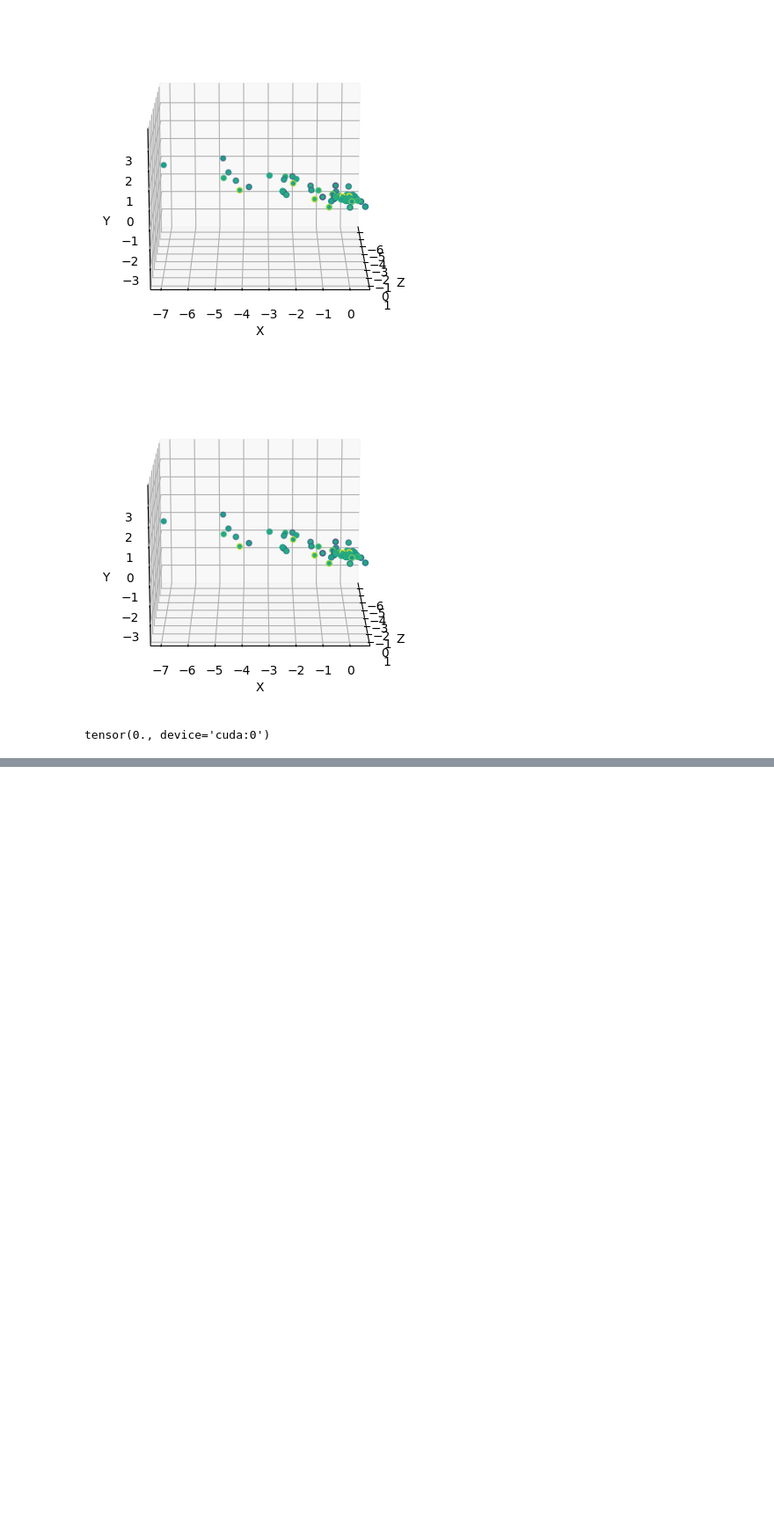
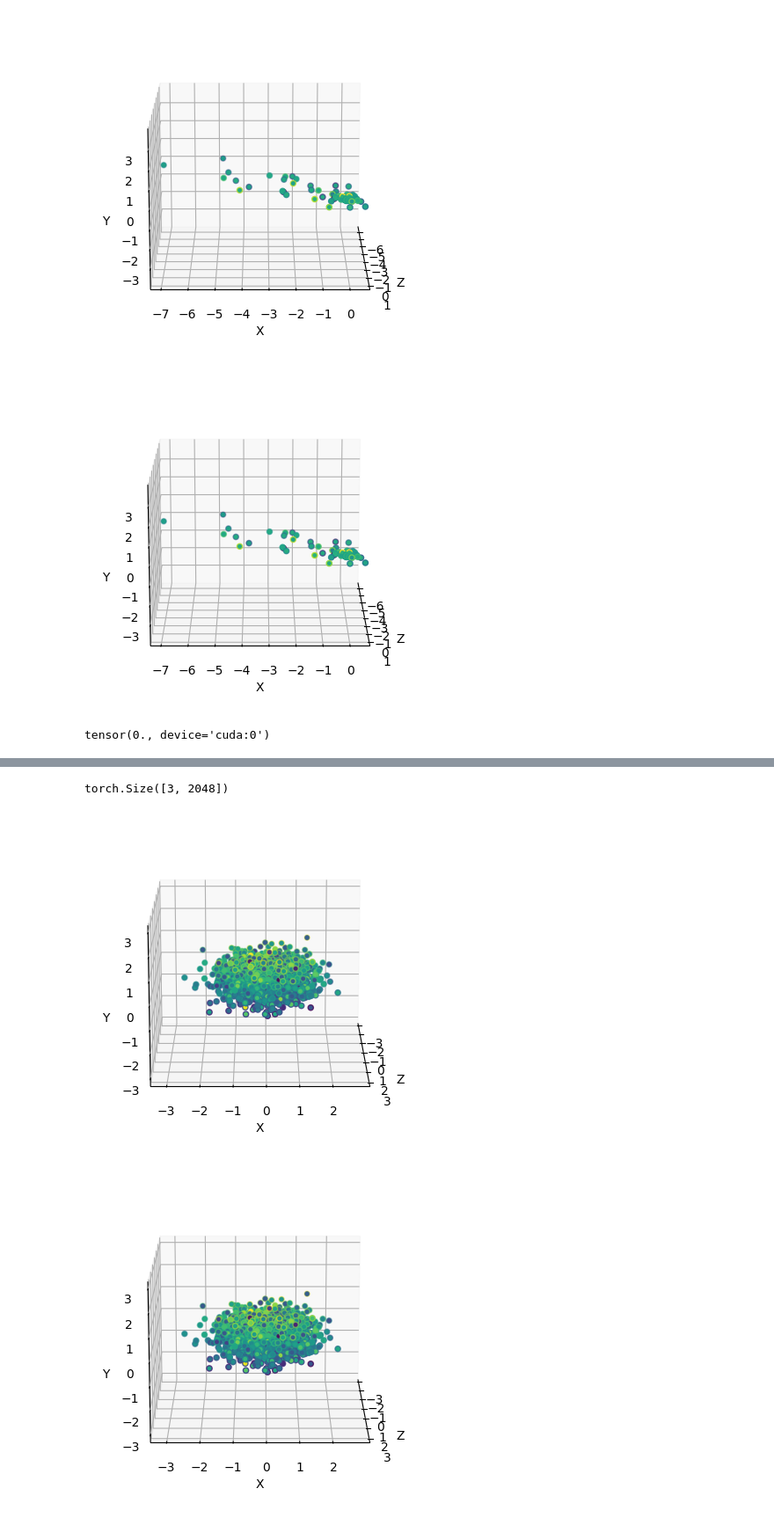
Before and after one commit to kristiyansakalyan/coarse-to-fine-shapes, a Jupyter notebook: train_refinement_notebook.ipynb, the cells around one changed output, grey strips where cells are left out. Shown at 88% size. Cells and saved outputs as stored; diff of their text form; code cells hidden in the pictures; blank space fills up the shorter version.

Commit message:
Chamfer loss works now

```diff
--- a/train_refinement_notebook.ipynb
+++ b/train_refinement_notebook.ipynb
@@ -760,3 +719,8 @@ class PointNetPlusPlus(nn.Module):
         return pred
 # %%
 model = PointNetPlusPlus(3).to("cuda")
+# %%
+# Extract one sample from the dataloader
+one_sample = next(iter(train_dataloader))
+point_cloud = one_sample["train_points"].to("cuda").transpose(1, 2)
+point_cloud.shape
@@ -766,0 +804,34 @@ point_cloud = one_sample["train_points"].to("cuda").transpose(1, 2)
+# %%
+import torch.optim as optim
+from train_refinement import composite_loss
+
+optimizer= optim.Adam(model.parameters(), lr=1e-4, weight_decay=1e-5)
+lr_scheduler = optim.lr_scheduler.ExponentialLR(optimizer, 0.998)
+model.train()
+
+lambda_smooth = 1.0
+lambda_symmetry = 1.0
+
+# Run a fixed number of iterations with this sample
+for iteration in range(100):  # Define number_of_iterations
+
+    for batch in train_dataloader:
+        input = batch["train_points"].to("cuda").transpose(1,2)
+        optimizer.zero_grad()
+
+        output = model(input).to("cuda")
+        output = output.squeeze()
+
+        # neighbors = find_neighbors(output)
+        # refinement_loss = composite_loss(output, neighbors, lambda_smooth, lambda_symmetry, symmetry_plane="xz")
+        c_loss = chamfer_distance(input, output)
+        s_loss = symmetry_loss(output.squeeze())
+
+        total_loss = 0.1 * c_loss + 10 * s_loss
+        # Combine the losses
+        # total_loss = 0.1 * refinement_loss + 0.9 * reconstruction_loss
+
+        print(f"Iteration {iteration}, Total Loss: {total_loss.item():.4f}")
+
+        total_loss.backward()
+        optimizer.step()
@@ -766,0 +856,9 @@ point_cloud = one_sample["train_points"].to("cuda").transpose(1, 2)
+# %%
+print(output[0].shape)
+output_np = output[5].transpose(0,1).squeeze().detach().cpu().numpy()
+
+visualize_pointcloud(output_np.transpose(0,1))
+# %% [output]
+torch.Size([3, 2048])
+[figure, added]
+[figure, added]
```
Also changed, not shown: parts of 23 cells of this notebook.
